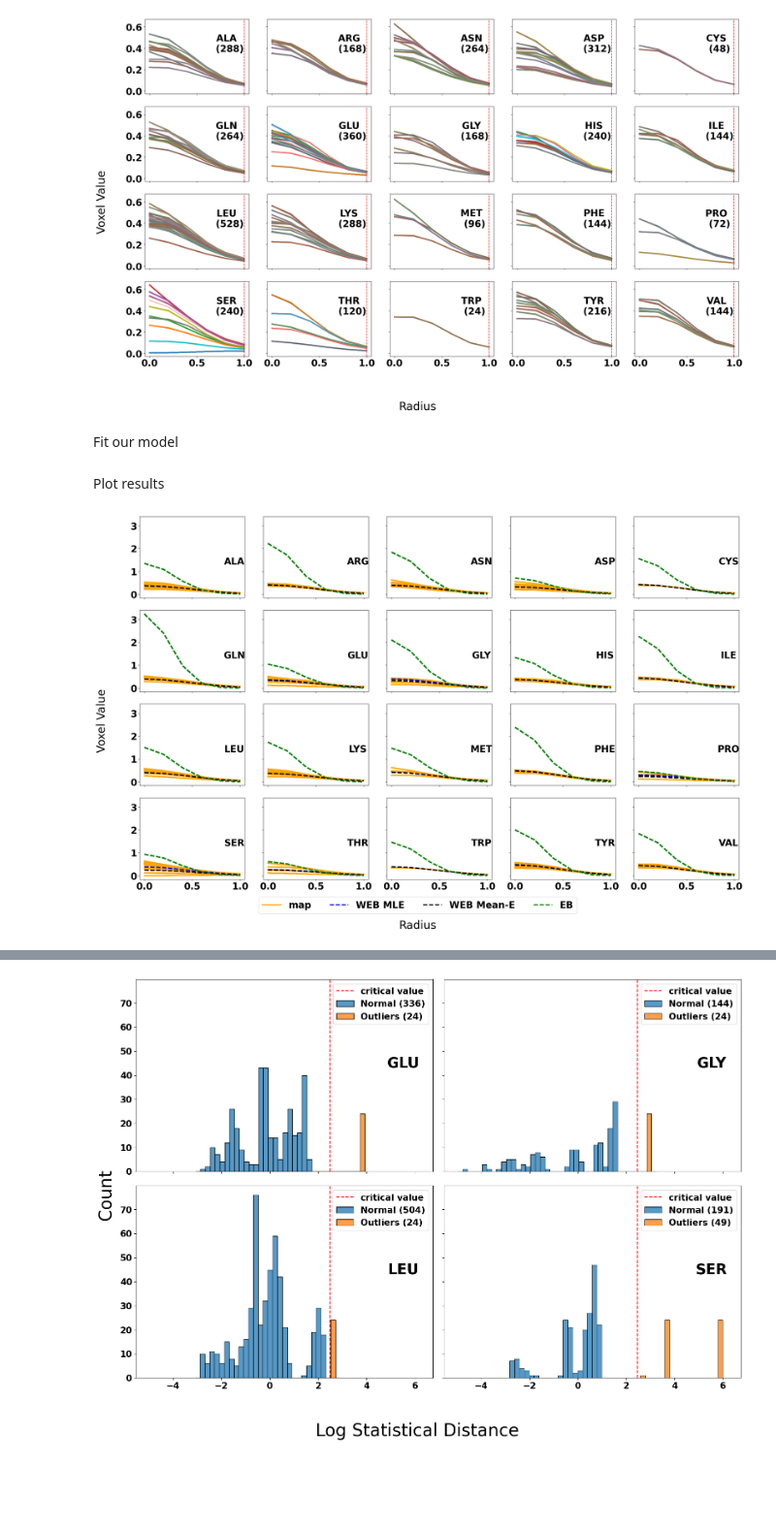
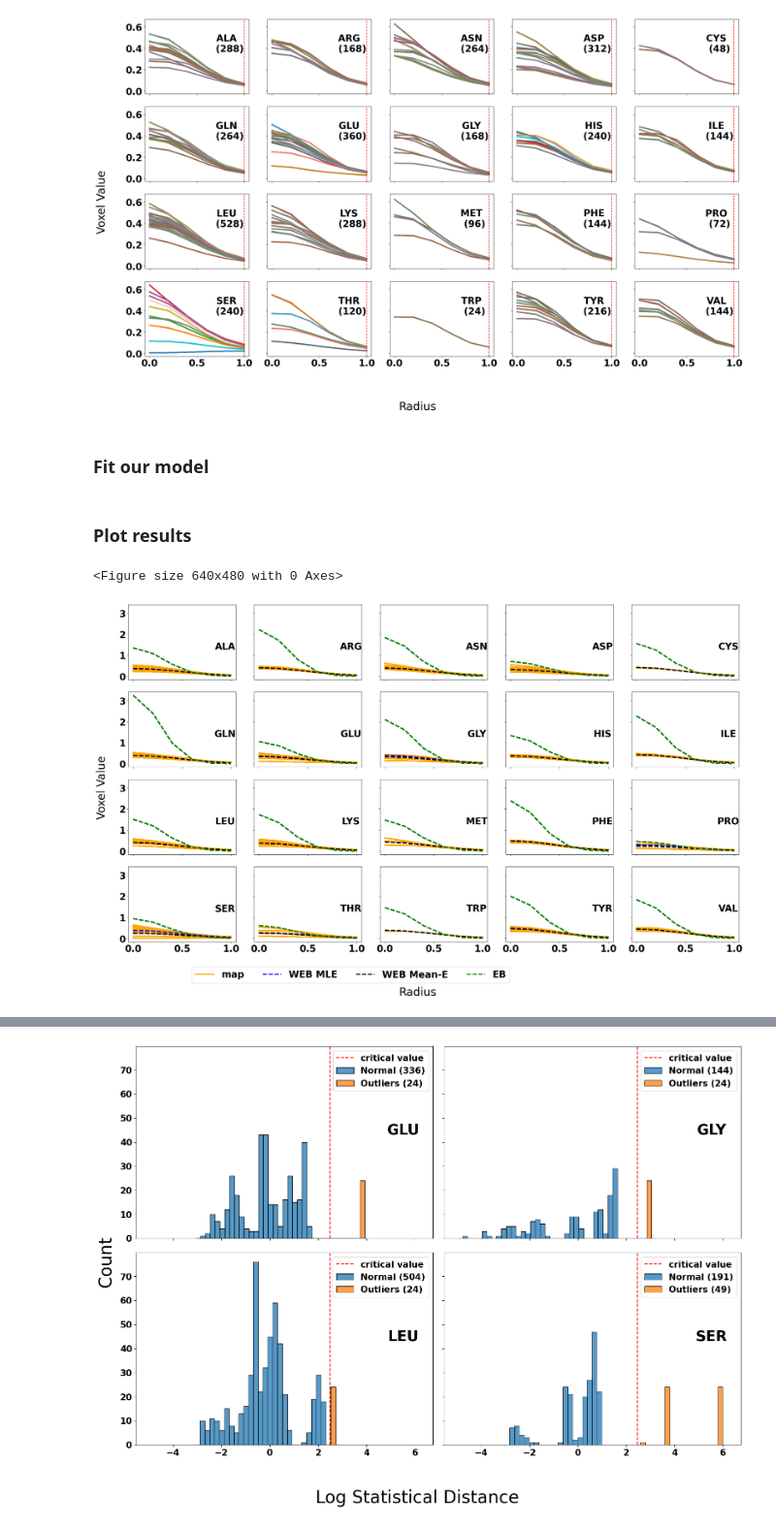
Before and after one commit to bookbnnbnn/Weighted-Empirical-Baysian-Model, a Jupyter notebook: Instance_real_data.ipynb, the cells around one changed output, grey strips where cells are left out. Shown at 97% size. Drawn from its saved outputs; the diff is of its cells as text; code cells hidden in the pictures; blank space fills up the shorter version.

```diff
--- a/Instance_real_data.ipynb
+++ b/Instance_real_data.ipynb
@@ -25,17 +32,18 @@ web.densities_plot(f"./figures/densities_plot_{PROTEIN}_{EM_MAP}")
 # %% [output]
 [figure]
 # %% [markdown]
-Fit our model
+### Fit our model
 # %%
 _ = web.paramters_initial()
 betas_WEB, histories = web.WEB_iter(max_iter=20, alpha=0.1, gamma=0.1, tol=1e-5)
-# %% [markdown]
-Plot results
+# %% [markdown]
+### Plot results
 # %%
-web.plot_data(
+web.representative_densities_plot(
     root = f"./figures/densities_compared_{PROTEIN}_{EM_MAP}_EB",
     estimators = ["WEB MLE", "WEB Mean-E", "EB"]
     )
 # %% [output]
+<Figure size 640x480 with 0 Axes>
-[figure, old version]
+[figure, new version]
 # %%
```
Also changed, not shown: parts of 8 cells of this notebook, 1 other file.
